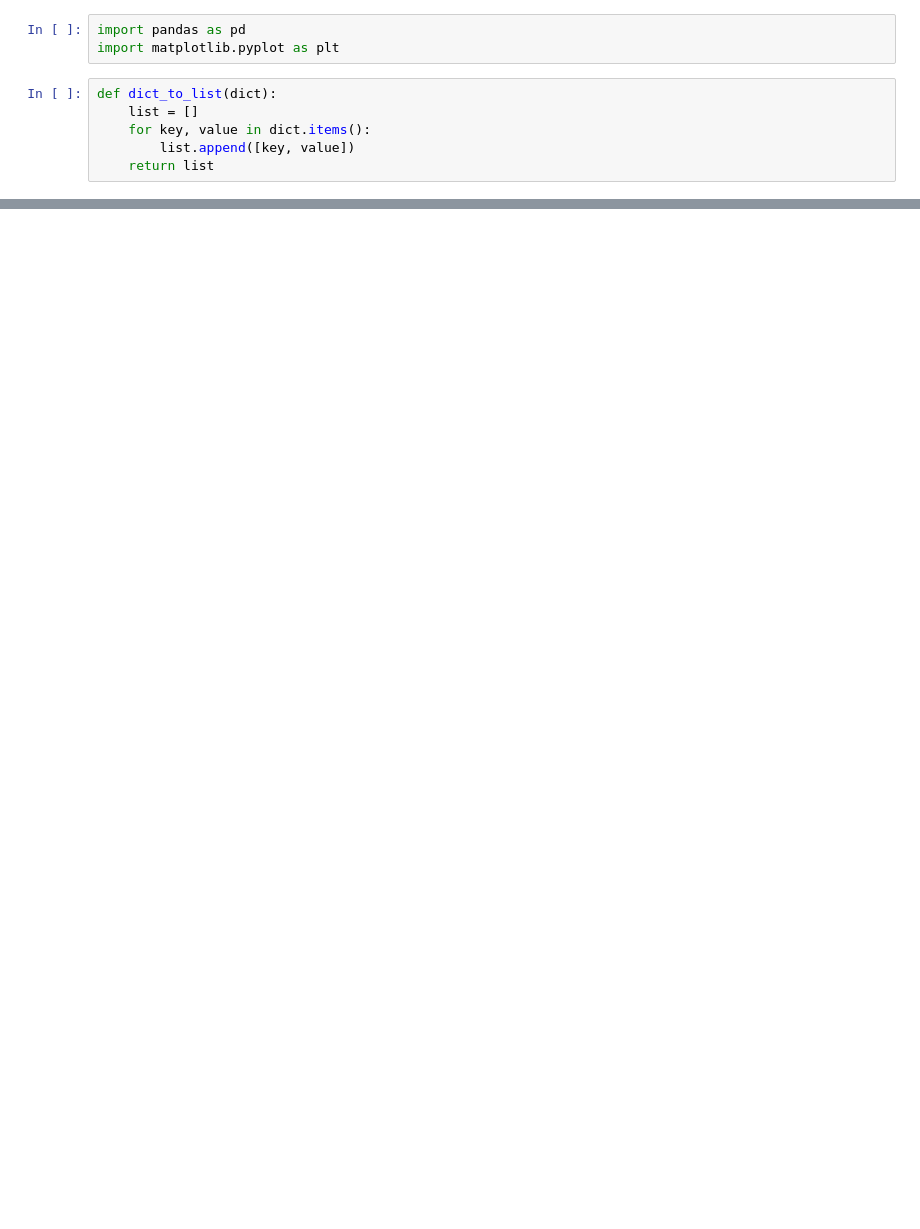
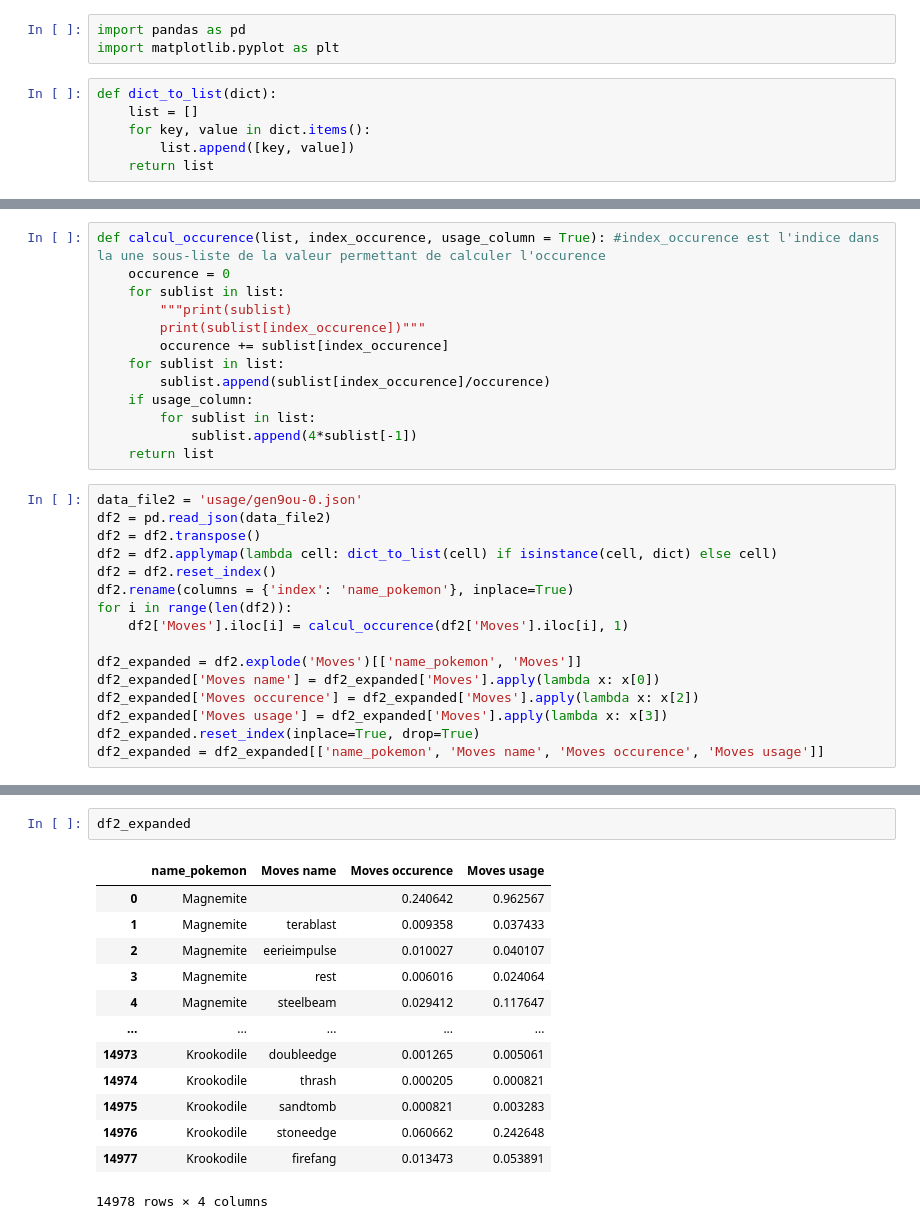
Before and after one commit to ErwannE/STNUM_pkmn, a Jupyter notebook: analysis.ipynb, the cells around one changed output, grey strips where cells are left out. Cells and saved outputs as stored; diff of their text form; blank space fills up the shorter version.

```diff
--- a/analysis.ipynb
+++ b/analysis.ipynb
@@ -58,0 +58,29 @@ AttributeError: 'list' object has no attribute 'items'
+# %%
+def calcul_occurence(list, index_occurence, usage_column = True): #index_occurence est l'indice dans la une sous-liste de la valeur permettant de calculer l'occurence
+    occurence = 0
+    for sublist in list:
+        """print(sublist)
+        print(sublist[index_occurence])"""
+        occurence += sublist[index_occurence]
+    for sublist in list:
+        sublist.append(sublist[index_occurence]/occurence)
+    if usage_column:
+        for sublist in list:
+            sublist.append(4*sublist[-1])
+    return list
+# %%
+data_file2 = 'usage/gen9ou-0.json'
+df2 = pd.read_json(data_file2)
+df2 = df2.transpose()
+df2 = df2.applymap(lambda cell: dict_to_list(cell) if isinstance(cell, dict) else cell)
+df2 = df2.reset_index()
+df2.rename(columns = {'index': 'name_pokemon'}, inplace=True)
+for i in range(len(df2)):
+    df2['Moves'].iloc[i] = calcul_occurence(df2['Moves'].iloc[i], 1)
+
+df2_expanded = df2.explode('Moves')[['name_pokemon', 'Moves']]
+df2_expanded['Moves name'] = df2_expanded['Moves'].apply(lambda x: x[0])
+df2_expanded['Moves occurence'] = df2_expanded['Moves'].apply(lambda x: x[2])
+df2_expanded['Moves usage'] = df2_expanded['Moves'].apply(lambda x: x[3])
+df2_expanded.reset_index(inplace=True, drop=True)
+df2_expanded = df2_expanded[['name_pokemon', 'Moves name', 'Moves occurence', 'Moves usage']]
@@ -58,0 +105,16 @@ AttributeError: 'list' object has no attribute 'items'
+# %%
+df2_expanded
+# %% [output]
+|  | name_pokemon | Moves name | Moves occurence | Moves usage |
+| 0 | Magnemite |  | 0.240642 | 0.962567 |
+| 1 | Magnemite | terablast | 0.009358 | 0.037433 |
+| 2 | Magnemite | eerieimpulse | 0.010027 | 0.040107 |
+| 3 | Magnemite | rest | 0.006016 | 0.024064 |
+| 4 | Magnemite | steelbeam | 0.029412 | 0.117647 |
+| ... | ... | ... | ... | ... |
+| 14973 | Krookodile | doubleedge | 0.001265 | 0.005061 |
+| 14974 | Krookodile | thrash | 0.000205 | 0.000821 |
+| 14975 | Krookodile | sandtomb | 0.000821 | 0.003283 |
+| 14976 | Krookodile | stoneedge | 0.060662 | 0.242648 |
+| 14977 | Krookodile | firefang | 0.013473 | 0.053891 |
+14978 rows × 4 columns
```
Also changed, not shown: parts of 14 cells of this notebook, 1 other file.
